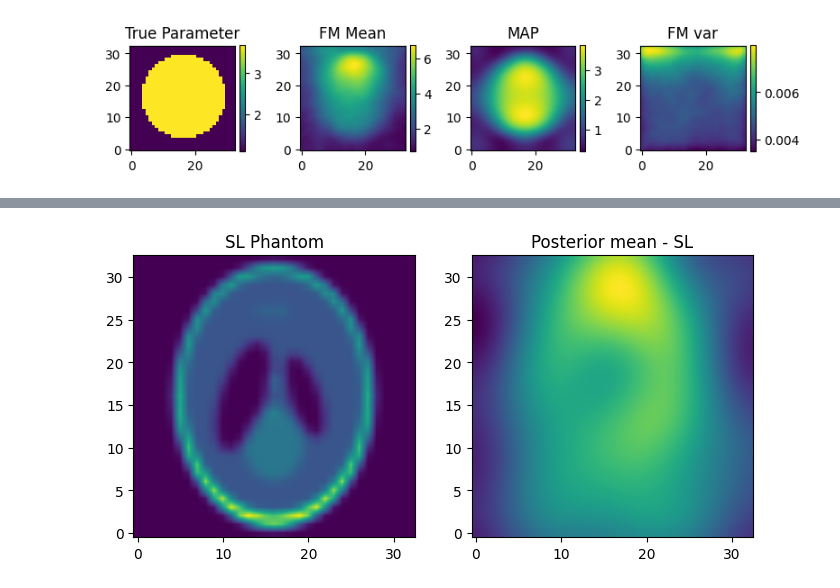
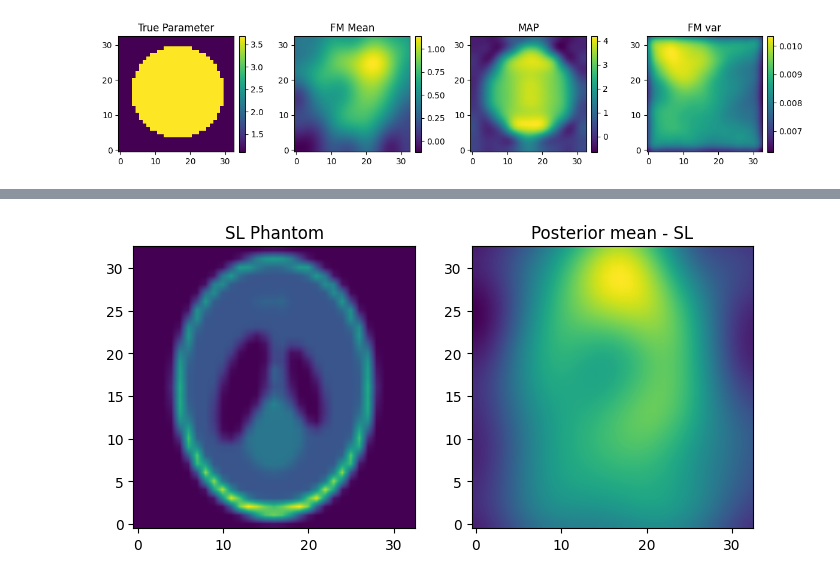
Before and after one commit to abjohnson117/TransportVsMcmcExperiments, a Jupyter notebook: poisson/sl_test.ipynb, the cells around one changed output, grey strips where cells are left out. Saved outputs shown, nothing was run; the diff lists cells and outputs as text; code cells hidden in the pictures.

```diff
--- a/poisson/sl_test.ipynb
+++ b/poisson/sl_test.ipynb
@@ -147,13 +147,13 @@ hmala_var = np.var(hmala_samps, axis=0)
 train_dim = 50000
 nx = ny = 33
 flat_length = nx * ny
-ys = (np.load("training_dataset/solutions_grid_delta.npy"))[:train_dim]
-us = (np.load("training_dataset/parameters_delta.npy"))[:train_dim, :].reshape(train_dim, flat_length)
+ys = (np.load("sl-data/solutions_grid.npy"))[:train_dim]
+us = (np.load("sl-data/parameters.npy"))[:train_dim, :].reshape(train_dim, flat_length)
 
-us_ref = np.load("training_dataset/parameters_delta.npy")[train_dim : train_dim * 2, :, :].reshape(train_dim, flat_length)
+us_ref = np.load("sl-data/parameters.npy")[train_dim : train_dim * 2, :, :].reshape(train_dim, flat_length)
 np.random.shuffle(us_ref)
 
-us_test = (np.load("training_dataset/parameters_delta.npy"))[train_dim * 2 : (train_dim * 2) + 20000, :].reshape(20000, flat_length)
+us_test = (np.load("sl-data/parameters.npy"))[train_dim * 2 : (train_dim * 2) + 20000, :].reshape(20000, flat_length)
 np.random.shuffle(us_test)
 
 ys_normalizer = UnitGaussianNormalizer(ys)
@@ -206,7 +167,7 @@ V = Vt.T
 
 expl_var = (S**2) / (S**2).sum()
 k = np.searchsorted(np.cumsum(expl_var), 0.98) + 1
-k = 1000
+# k = 1000
 # k = 30
 
 V = V[:, :k]
@@ -234,30 +200,30 @@ ref_data = jnp.hstack([ys_normalized, us_ref_pca])
 key = random.PRNGKey(seed=42)
 key1, key2 = random.split(key=key, num=2)
 batch_size = 1000
-steps = 200000
+steps = 175000
 print_every = 10000
-# yu_dimension = (100, k.item())
-yu_dimension = (100, k)
+yu_dimension = (100, k.item())
+# yu_dimension = (100, k)
 dim = yu_dimension[0] + yu_dimension[1]
 # hidden_layer_list = [2 ** 10] * 10
-hidden_layer_list = [2 ** 10] * 20
+hidden_layer_list = [512] * 8
 model = MLP(
     key=key2,
     dim=dim,
     time_varying=True,
     w=hidden_layer_list,
     num_layers=len(hidden_layer_list) + 1,
-    activation_fn=jax.nn.relu,  # GeLU worked well
+    activation_fn=jax.nn.selu,  # GeLU worked well
 )
-schedule = optax.warmup_cosine_decay_schedule(
-    init_value=0.0,
-    peak_value=3e-4,
-    warmup_steps=2_000,
-    decay_steps=steps,
-    end_value=1e-5,
-)
-optimizer = optax.adam(schedule)
-optimizer = optax.chain(optax.clip_by_global_norm(1.0), optax.adamw(schedule))
+# schedule = optax.warmup_cosine_decay_schedule(
+#     init_value=0.0,
+#     peak_value=3e-4,
+#     warmup_steps=2_000,
+#     decay_steps=steps,
+#     end_value=1e-5,
+# )
+# optimizer = optax.adam(schedule)
+optimizer = optax.chain(optax.clip_by_global_norm(1.0), optax.adamw(1e-3))
 interpolant = linear_interpolant
 interpolant_der = linear_interpolant_der
 interpolant_args = {"t": None, "x1": None, "x0": None}
@@ -317,31 +303,31 @@ u_var = jnp.var(u_samples, axis=0)
 # %%
 layer_idx = 0
-fig, ax = plt.subplots(1, 4, figsize=(8, 8))
+fig, ax = plt.subplots(1, 4, figsize=(12, 12))
 
 im0 = ax[0].imshow(utrue.reshape(33, 33), origin="lower")
 ax[0].set_title("True Parameter")
 ax[0].grid(False)
 fig.colorbar(im0, ax=ax[0], fraction=0.046, pad=0.04)
 
 im1 = ax[1].imshow(u_means, origin="lower", interpolation="bilinear")
 ax[1].set_title("FM Mean")
 ax[1].grid(False)
 fig.colorbar(im1, ax=ax[1], fraction=0.046, pad=0.04)
 
 im2 = ax[2].imshow(map_array, origin="lower", interpolation="bilinear")
 ax[2].set_title("MAP")
 ax[2].grid(False)
 fig.colorbar(im2, ax=ax[2], fraction=0.046, pad=0.04)
 
 im3 = ax[3].imshow(u_var, origin="lower", interpolation="bilinear")
 ax[3].set_title("FM var")
 ax[3].grid(False)
 fig.colorbar(im3, ax=ax[3], fraction=0.046, pad=0.04)
 
 plt.tight_layout()
 plt.show()
 # %% [output]
-[figure, old version]
+[figure, new version]
 # %%
 fig, ax = plt.subplots(1, 2, figsize=(8,8))
 vmin, vmax = -0.15, 6
```
Also changed, not shown: parts of 13 cells of this notebook, 12 other files.
